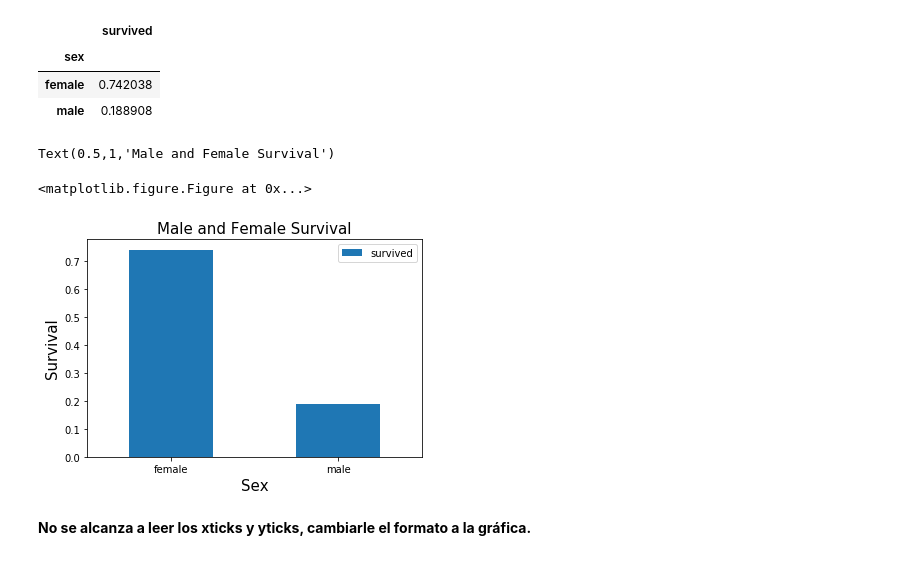
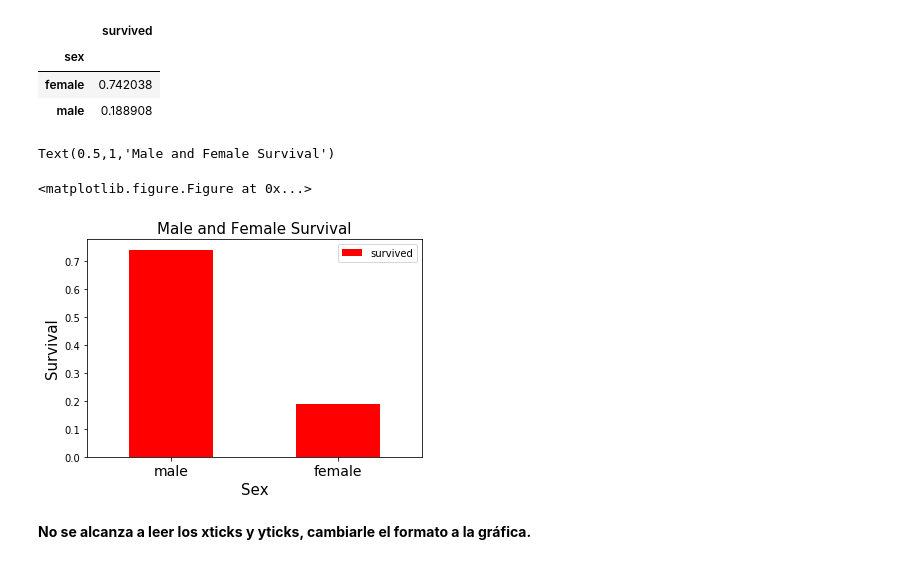
Before and after one commit to EugenioLey/DS-Serchenio, a Jupyter notebook: TitanicS.ipynb, the cells around one changed output. Saved outputs shown, nothing was run; the diff lists cells and outputs as text; code cells hidden in the pictures.

```diff
--- a/TitanicS.ipynb
+++ b/TitanicS.ipynb
@@ -48,14 +49,15 @@ data.groupby("sex")[["survived"]].mean()
 | male | 0.188908 |
 # %%
 plt.figure(figsize=(60,40))
-data.groupby("sex")[["survived"]].mean().plot.bar(rot=0)
+data.groupby("sex")[["survived"]].mean().plot.bar(rot=0,color="red")
+plt.xticks(range(2),["male","female"], fontsize = 14)
 plt.xlabel("Sex",fontsize=15)
 plt.ylabel("Survival",fontsize=15)
 plt.title("Male and Female Survival",fontsize=15)
 # %% [output]
 Text(0.5,1,'Male and Female Survival')
 <matplotlib.figure.Figure at 0x...>
-[figure, old version]
+[figure, new version]
 # %% [markdown]
 __No se alcanza a leer los xticks y yticks, cambiarle el formato a la gráfica.__
 # %% [markdown]
```
Also changed, not shown: parts of 5 cells of this notebook.
